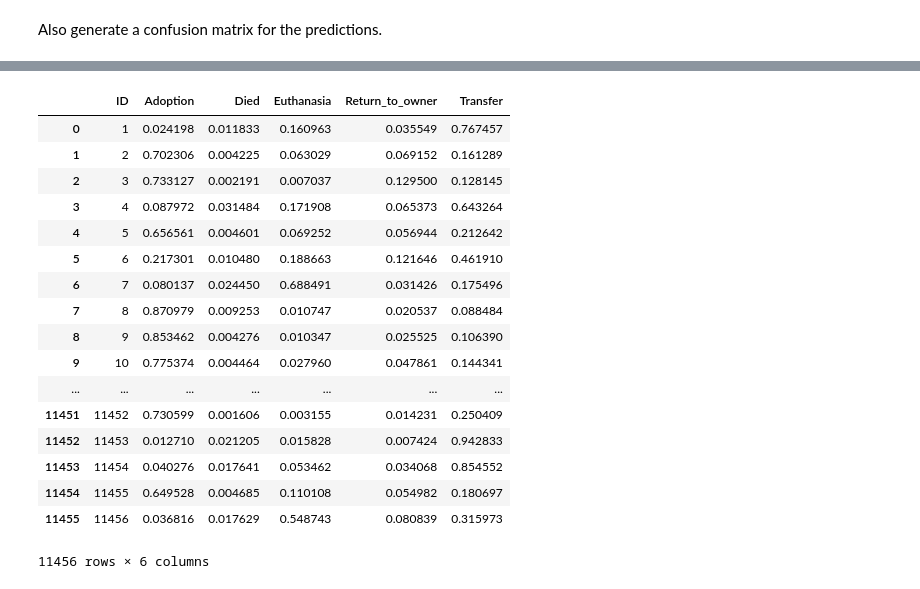
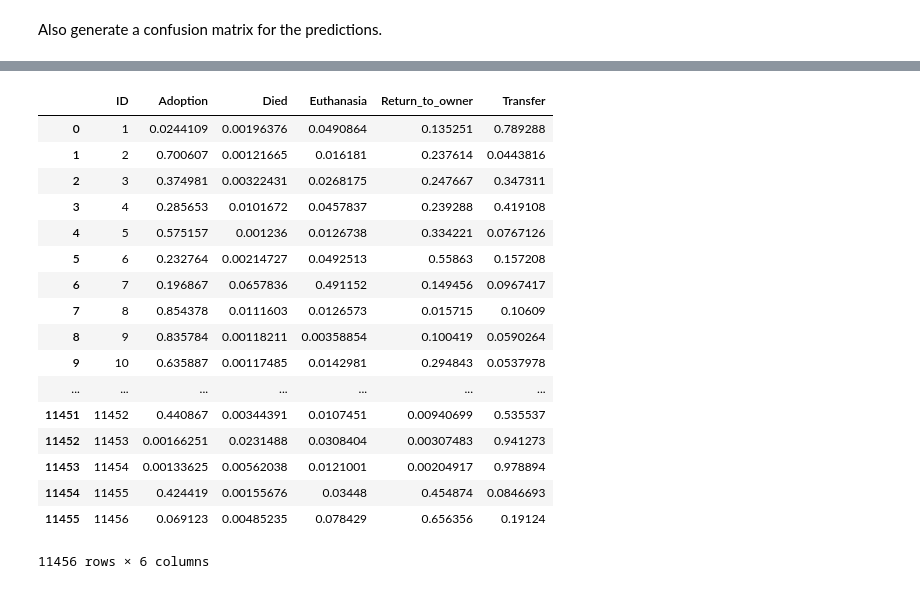
Before and after one commit to etibonuni/ICS5110-Applied-Machine-Learning, a Jupyter notebook: ML-Assignmnent/Animal Shelter/Animal Shelter Predictions-XGBoost.ipynb, the cells around one changed output, grey strips where cells are left out. Saved outputs shown, nothing was run; the diff lists cells and outputs as text; code cells hidden in the pictures.

```diff
--- a/ML-Assignmnent/Animal Shelter/Animal Shelter Predictions-XGBoost.ipynb
+++ b/ML-Assignmnent/Animal Shelter/Animal Shelter Predictions-XGBoost.ipynb
@@ -777,7 +614,7 @@ search_GB = EvolutionaryAlgorithmSearchCV(estimator=GB,
                                    gene_mutation_prob=0.20,
                                    gene_crossover_prob=0.5,
                                    tournament_size=5,
-                                   generations_number=10,
+                                   generations_number=20,
                                    n_jobs=3)
 
 search_GB.fit(X_train,y_train[:,0])
@@ -817,13 +654,13 @@ from sklearn.model_selection import train_test_split
 from sklearn.metrics import accuracy_score
 from sklearn.feature_selection import SelectFromModel
 
-# Best hyperparameters found for ds w/o PCA
-#params={'reg_alpha': 2.21221629107, 'n_jobs':2, 'colsample_bytree':0.3, 'missing':nan, 'learning_rate':0.1, 'colsample_bylevel':0.7, 'n_estimators':300, 'subsample':0.8, 'objective':'multi:softprob', 'max_depth':500}
+#Best hyperparameters found for ds w/o PCA
+params={'reg_alpha': 3.5874395235012058, 'n_jobs': 2, 'colsample_bytree': 0.49000000000000021, 'missing': nan, 'learning_rate': 0.10000000000000001, 'colsample_bylevel': 0.65000000000000002, 'n_estimators': 130, 'subsample': 0.9800000000000002, 'objective': 'multi:softprob', 'max_depth': 500}
 
-# Best hyperparameters foud for ds w/ PCA
-params={'reg_alpha': 6.1344352953443737, 'n_jobs': 2, 'colsample_bytree': 0.51000000000000023, 'missing': nan, 'learning_rate': 0.10000000000000001, 'colsample_bylevel': 0.65000000000000002, 'n_estimators': 130, 'subsample': 0.92000000000000015, 'objective': 'multi:softprob', 'max_depth': 500}
+#Best hyperparameters foud for ds w/ PCA
+#params={'reg_alpha': 6.1344352953443737, 'n_jobs': 2, 'colsample_bytree': 0.51000000000000023, 'missing': nan, 'learning_rate': 0.10000000000000001, 'colsample_bylevel': 0.65000000000000002, 'n_estimators': 130, 'subsample': 0.92000000000000015, 'objective': 'multi:softprob', 'max_depth': 500}
 
-GB = xgb.XGBClassifier(**params)#**search_GB.best_params_)
+GB = xgb.XGBClassifier(**search_GB.best_params_)
 
 GB.fit(X_train, y_train[:,0])
 
@@ -932,0 +718,5 @@ NumDims= 45
+# %%
+X_full, y_full = prepareDFForPrediction(df, df[["OutcomeType"]])
+
+
+GB.fit(X_full.values[:,final_support], y_full.values[:,0])
@@ -932,0 +741,6 @@ NumDims= 45
+# %%
+testdf = pd.read_csv("test.csv")
+
+testdf, y = prepareDFForPrediction(testdf)
+
+testdf.head()
@@ -933,7 +764,9 @@ NumDims= 45
 # %%
-X_kaggle_test = prepared_fitted_testdf.values
-print prepared_fitted_testdf.head()
-print prepared_fitted_df.head()
+X_kaggle_test = testdf.loc[:, testdf.columns!="ID"].values
+print testdf.shape
+for c in testdf.columns.values:
+    print c
+
 preds = GB.predict(X_kaggle_test[:,final_support])
 probs = GB.predict_proba(X_kaggle_test[:,final_support])
 print GB.classes_
@@ -962,20 +795,20 @@ resultsdf
 [0 1 2 3 4]
 ['Adoption' 'Died' 'Euthanasia' 'Return_to_owner' 'Transfer']
 |  | ID | Adoption | Died | Euthanasia | Return_to_owner | Transfer |
-| 0 | 1 | 0.024198 | 0.011833 | 0.160963 | 0.035549 | 0.767457 |
-| 1 | 2 | 0.702306 | 0.004225 | 0.063029 | 0.069152 | 0.161289 |
-| 2 | 3 | 0.733127 | 0.002191 | 0.007037 | 0.129500 | 0.128145 |
-| 3 | 4 | 0.087972 | 0.031484 | 0.171908 | 0.065373 | 0.643264 |
-| 4 | 5 | 0.656561 | 0.004601 | 0.069252 | 0.056944 | 0.212642 |
-| 5 | 6 | 0.217301 | 0.010480 | 0.188663 | 0.121646 | 0.461910 |
-| 6 | 7 | 0.080137 | 0.024450 | 0.688491 | 0.031426 | 0.175496 |
-| 7 | 8 | 0.870979 | 0.009253 | 0.010747 | 0.020537 | 0.088484 |
-| 8 | 9 | 0.853462 | 0.004276 | 0.010347 | 0.025525 | 0.106390 |
-| 9 | 10 | 0.775374 | 0.004464 | 0.027960 | 0.047861 | 0.144341 |
+| 0 | 1 | 0.0244109 | 0.00196376 | 0.0490864 | 0.135251 | 0.789288 |
+| 1 | 2 | 0.700607 | 0.00121665 | 0.016181 | 0.237614 | 0.0443816 |
+| 2 | 3 | 0.374981 | 0.00322431 | 0.0268175 | 0.247667 | 0.347311 |
+| 3 | 4 | 0.285653 | 0.0101672 | 0.0457837 | 0.239288 | 0.419108 |
+| 4 | 5 | 0.575157 | 0.001236 | 0.0126738 | 0.334221 | 0.0767126 |
+| 5 | 6 | 0.232764 | 0.00214727 | 0.0492513 | 0.55863 | 0.157208 |
+| 6 | 7 | 0.196867 | 0.0657836 | 0.491152 | 0.149456 | 0.0967417 |
+| 7 | 8 | 0.854378 | 0.0111603 | 0.0126573 | 0.015715 | 0.10609 |
+| 8 | 9 | 0.835784 | 0.00118211 | 0.00358854 | 0.100419 | 0.0590264 |
+| 9 | 10 | 0.635887 | 0.00117485 | 0.0142981 | 0.294843 | 0.0537978 |
 | ... | ... | ... | ... | ... | ... | ... |
-| 11451 | 11452 | 0.730599 | 0.001606 | 0.003155 | 0.014231 | 0.250409 |
-| 11452 | 11453 | 0.012710 | 0.021205 | 0.015828 | 0.007424 | 0.942833 |
-| 11453 | 11454 | 0.040276 | 0.017641 | 0.053462 | 0.034068 | 0.854552 |
-| 11454 | 11455 | 0.649528 | 0.004685 | 0.110108 | 0.054982 | 0.180697 |
-| 11455 | 11456 | 0.036816 | 0.017629 | 0.548743 | 0.080839 | 0.315973 |
+| 11451 | 11452 | 0.440867 | 0.00344391 | 0.0107451 | 0.00940699 | 0.535537 |
+| 11452 | 11453 | 0.00166251 | 0.0231488 | 0.0308404 | 0.00307483 | 0.941273 |
+| 11453 | 11454 | 0.00133625 | 0.00562038 | 0.0121001 | 0.00204917 | 0.978894 |
+| 11454 | 11455 | 0.424419 | 0.00155676 | 0.03448 | 0.454874 | 0.0846693 |
+| 11455 | 11456 | 0.069123 | 0.00485235 | 0.078429 | 0.656356 | 0.19124 |
 11456 rows × 6 columns
```
Also changed, not shown: parts of 54 cells of this notebook, 3 other files.
